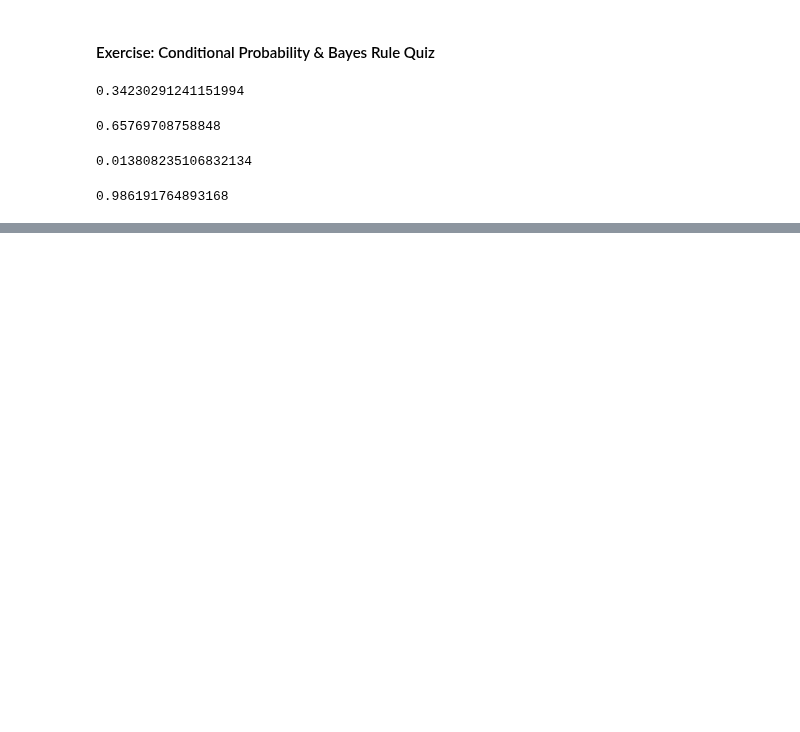
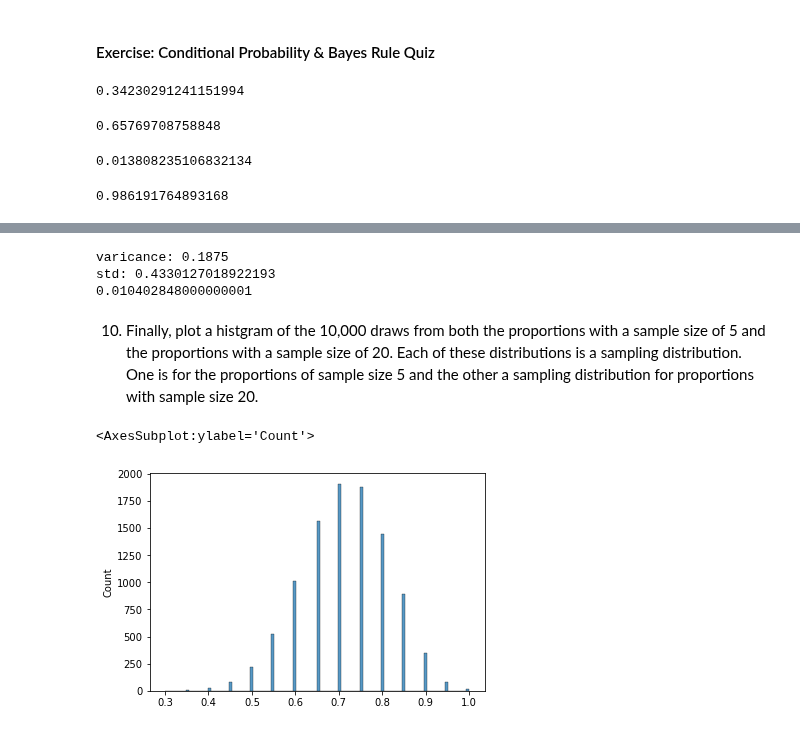
Before and after one commit to vpontello/DataScience_Nanodegree, a Jupyter notebook: 00_Extracurricular/02_Practical_Statistics/practical_statistics.ipynb, the cells around one changed output, grey strips where cells are left out. Cells and saved outputs as stored; diff of their text form; code cells hidden in the pictures; blank space fills up the shorter version.

Commit message:
sampling distribution exercise and Notations

```diff
--- a/00_Extracurricular/02_Practical_Statistics/practical_statistics.ipynb
+++ b/00_Extracurricular/02_Practical_Statistics/practical_statistics.ipynb
@@ -659,0 +663,6 @@ Statistics and parameters are generally the mean or proportion for a group. Stat
+# %%
+import numpy as np
+np.random.seed(42)
+
+# 1 represents the students that drink coffee, and 0 represents the students that do not drink coffee.
+students = np.array([1,0,1,1,1,1,0,0,0,0,1,1,1,1,1,1,1,1,1,1,0])
@@ -659,0 +729,17 @@ Statistics and parameters are generally the mean or proportion for a group. Stat
+# %%
+sample_props = np.random.choice(students, size=20)
+print(f'varicance: {sample_props.var()}\nstd: {sample_props.std()}')
+print(pe*(1-pe)/sample_props.shape[0])
+# %% [output]
+varicance: 0.1875
+std: 0.4330127018922193
+0.010402848000000001
+# %% [markdown]
+10. Finally, plot a histgram of the 10,000 draws from both the proportions with a sample size of 5 and the proportions with a sample size of 20. Each of these distributions is a sampling distribution. One is for the proportions of sample size 5 and the other a sampling distribution for proportions with sample size 20.
+# %%
+sample_props = np.random.choice(students, size=[10000,20])
+
+sns.histplot(sample_props.mean(axis=1), bins=100)
+# %% [output]
+<AxesSubplot:ylabel='Count'>
+[figure, added]
```
Also changed, not shown: parts of 21 cells of this notebook, 1 other file.
